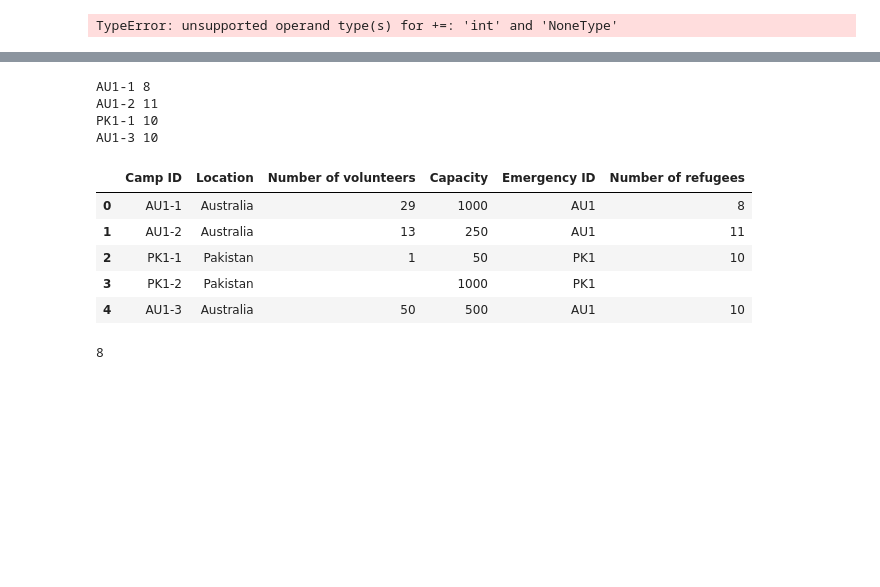
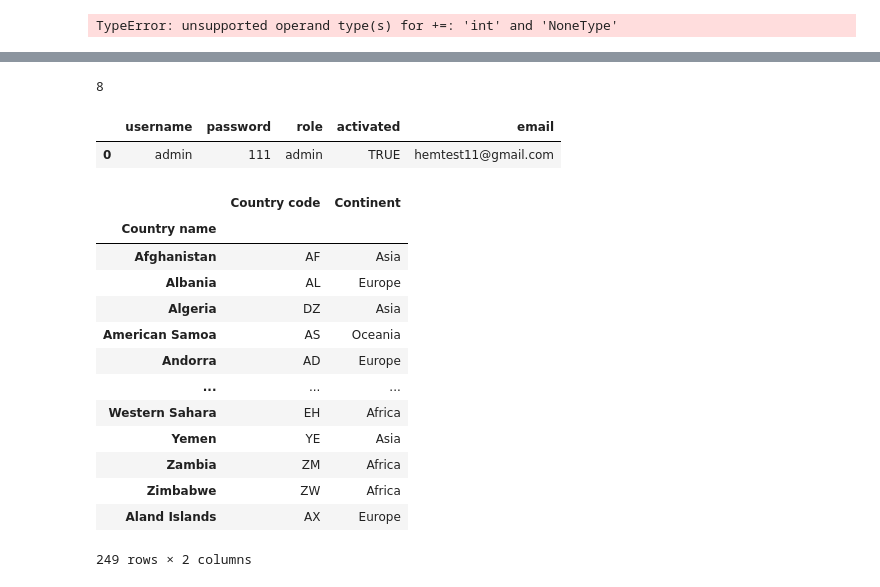
Before and after one commit to KyraCh/introProgramming, a Jupyter notebook: 99test.ipynb, the cells around one changed output, grey strips where cells are left out. Saved outputs shown, nothing was run; the diff lists cells and outputs as text; code cells hidden in the pictures; blank space fills up the shorter version.

```diff
--- a/99test.ipynb
+++ b/99test.ipynb
@@ -431,24 +402,3 @@ for i in camps:
-# %%
-camps = list(camps_db.loc[camps_db['Number of refugees'] != '','Camp ID'])
-for i in camps:
-    no_of_families = str(int(camps_db.loc[camps_db['Camp ID'] == i,'Number of refugees'].values[0]))
-    no_of_refugees_in_camp = sum(list(refugee_db.loc[refugee_db['Camp ID']=='AU1-1','No. Of Family Members']))
-    no_of_refugees =
-    print(i, no_of_families)
-# %% [output]
-AU1-1 8
-AU1-2 11
-PK1-1 10
-AU1-3 10
-# %%
-camps_db
-# %% [output]
-|  | Camp ID | Location | Number of volunteers | Capacity | Emergency ID | Number of refugees |
-| 0 | AU1-1 | Australia | 29 | 1000 | AU1 | 8 |
-| 1 | AU1-2 | Australia | 13 | 250 | AU1 | 11 |
-| 2 | PK1-1 | Pakistan | 1 | 50 | PK1 | 10 |
-| 3 | PK1-2 | Pakistan |  | 1000 | PK1 |  |
-| 4 | AU1-3 | Australia | 50 | 500 | AU1 | 10 |
 # %%
 sum(list(refugee_db.loc[refugee_db['Camp ID']=='AU1-1','No. Of Family Members']))
 # %% [output]
@@ -455,0 +523,22 @@ sum(list(refugee_db.loc[refugee_db['Camp ID']=='AU1-1','No. Of Family Members'])
+# %%
+user_db
+# %% [output]
+|  | username | password | role | activated | email |
+| 0 | admin | 111 | admin | TRUE | hemtest11@gmail.com |
+# %%
+countries_db
+# %% [output]
+|  | Country code | Continent |
+| Country name |  |  |
+| Afghanistan | AF | Asia |
+| Albania | AL | Europe |
+| Algeria | DZ | Asia |
+| American Samoa | AS | Oceania |
+| Andorra | AD | Europe |
+| ... | ... | ... |
+| Western Sahara | EH | Africa |
+| Yemen | YE | Asia |
+| Zambia | ZM | Africa |
+| Zimbabwe | ZW | Africa |
+| Aland Islands | AX | Europe |
+249 rows × 2 columns
```
Also changed, not shown: parts of 5 cells of this notebook, 3 other files.
